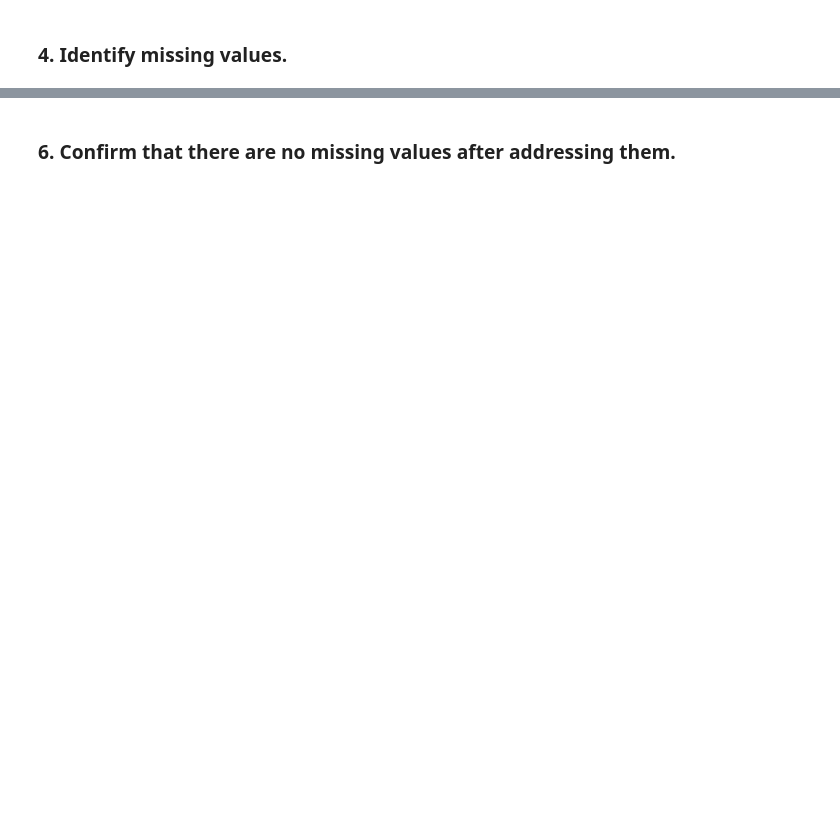
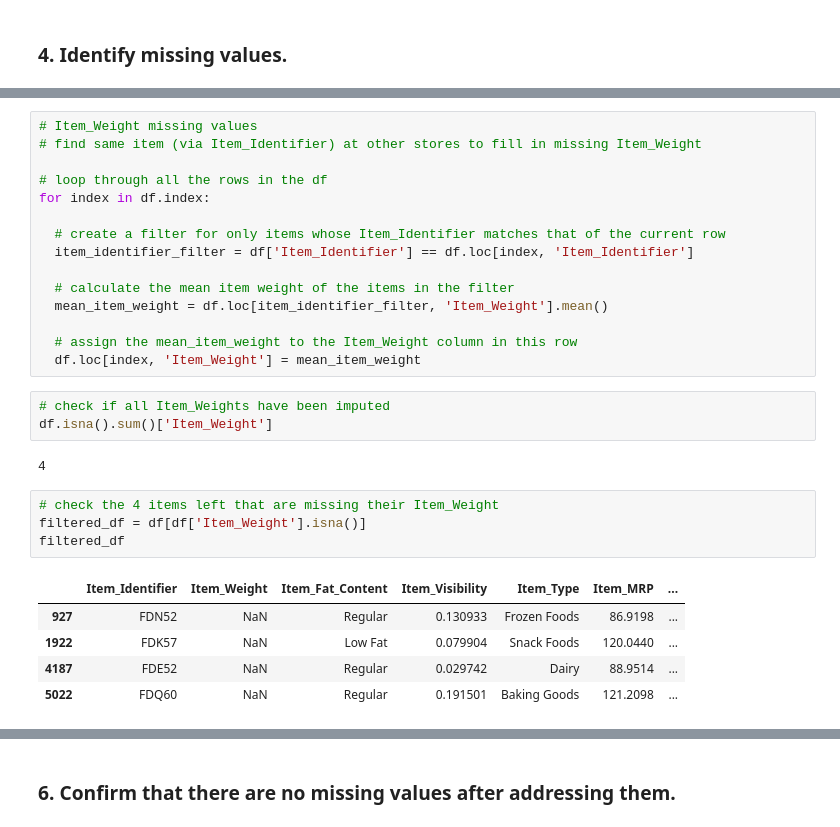
Before and after one commit to kellianneyang/first-portfolio-project, a Jupyter notebook: Project_1_Part_3_(Core).ipynb, the cells around one changed output, grey strips where cells are left out. Cells and saved outputs as stored; diff of their text form; blank space fills up the shorter version.

```diff
--- a/Project_1_Part_3_(Core).ipynb
+++ b/Project_1_Part_3_(Core).ipynb
@@ -157,0 +153,30 @@ dtype: int64
+# %%
+# Item_Weight missing values
+# find same item (via Item_Identifier) at other stores to fill in missing Item_Weight
+
+# loop through all the rows in the df
+for index in df.index:
+
+  # create a filter for only items whose Item_Identifier matches that of the current row
+  item_identifier_filter = df['Item_Identifier'] == df.loc[index, 'Item_Identifier']
+
+  # calculate the mean item weight of the items in the filter
+  mean_item_weight = df.loc[item_identifier_filter, 'Item_Weight'].mean()
+
+  # assign the mean_item_weight to the Item_Weight column in this row
+  df.loc[index, 'Item_Weight'] = mean_item_weight
+# %%
+# check if all Item_Weights have been imputed
+df.isna().sum()['Item_Weight']
+# %% [output]
+4
+# %%
+# check the 4 items left that are missing their Item_Weight
+filtered_df = df[df['Item_Weight'].isna()]
+filtered_df
+# %% [output]
+|  | Item_Identifier | Item_Weight | Item_Fat_Content | Item_Visibility | Item_Type | Item_MRP | ... |
+| 927 | FDN52 | NaN | Regular | 0.130933 | Frozen Foods | 86.9198 | ... |
+| 1922 | FDK57 | NaN | Low Fat | 0.079904 | Snack Foods | 120.0440 | ... |
+| 4187 | FDE52 | NaN | Regular | 0.029742 | Dairy | 88.9514 | ... |
+| 5022 | FDQ60 | NaN | Regular | 0.191501 | Baking Goods | 121.2098 | ... |
```
Also changed, not shown: parts of 48 cells of this notebook.
